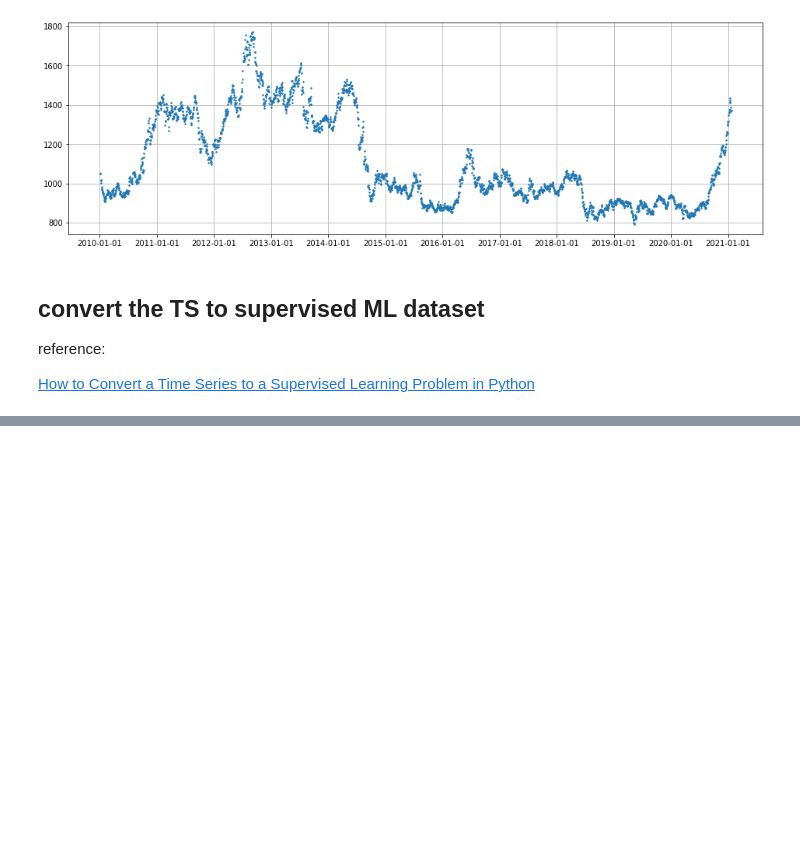
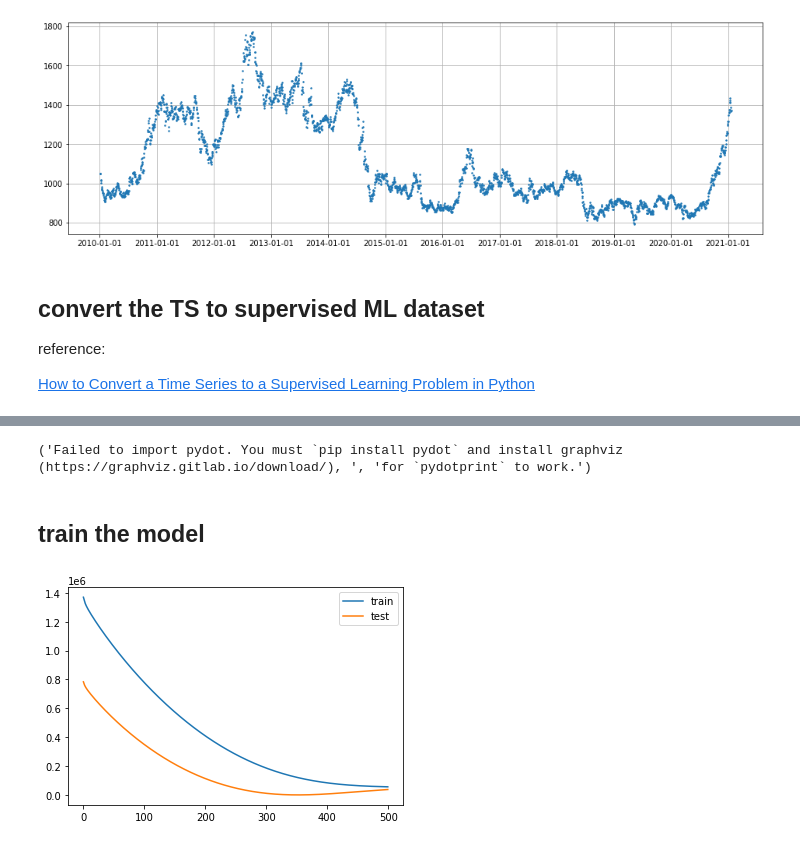
Before and after one commit to Ewen2015/DataScienceNotes, a Jupyter notebook: soybean/cbot/modelUnivrtLSTM.ipynb, the cells around one changed output, grey strips where cells are left out. Cells and saved outputs as stored; diff of their text form; code cells hidden in the pictures; blank space fills up the shorter version.

```diff
--- a/soybean/cbot/modelUnivrtLSTM.ipynb
+++ b/soybean/cbot/modelUnivrtLSTM.ipynb
@@ -70,0 +145,4 @@ reference:
+# %%
+# split into input and outputs
+train_X, train_y = train.iloc[:, :-1], train.iloc[:, -1]
+test_X, test_y = test.iloc[:, :-1], test.iloc[:, -1]
@@ -70,0 +151,6 @@ reference:
+# %%
+# reshape input to be 3D [samples, timesteps, features]
+train_X = train_X.values.reshape((train_X.shape[0], N_OUT, train_X.shape[1]))
+test_X = test_X.values.reshape((test_X.shape[0], N_OUT, test_X.shape[1]))
+
+print(train_X.shape, train_y.shape, test_X.shape, test_y.shape)
@@ -70,0 +165,17 @@ reference:
+# %%
+# design network
+
+EPOCHS = 500
+BATCH_SIZE = 77
+TRAIN_SPLIT = 0.87
+LOSS_FUNCTION = 'mse' # 'mse': Mean Square Error, 'mae': Mean Absolute Error, 'binary_crossentropy'
+LEARNING_RATE = 0.001 #0.001
+NEURONS = 128
+
+model = tf.keras.models.Sequential()
+model.add(tf.keras.layers.LSTM(NEURONS, input_shape=(train_X.shape[1], train_X.shape[2]), return_sequences=True, name='lstm1'))
+model.add(tf.keras.layers.LSTM(NEURONS, name='lstm2'))
+model.add(tf.keras.layers.Dense(1, activation='relu', name='output'))
+optimizer = tf.keras.optimizers.Adam(lr=LEARNING_RATE)
+model.compile(loss=LOSS_FUNCTION, optimizer=optimizer)
+model.summary()
@@ -70,0 +197,24 @@ reference:
+# %%
+tf.keras.utils.plot_model(model, to_file='model_plot.png', show_shapes=True, show_layer_names=True)
+# %% [output]
+('Failed to import pydot. You must `pip install pydot` and install graphviz (https://graphviz.gitlab.io/download/), ', 'for `pydotprint` to work.')
+# %% [markdown]
+## train the model
+# %%
+# fit network
+history = model.fit(
+    train_X,
+    train_y,
+    epochs=EPOCHS,
+    batch_size=BATCH_SIZE,
+    validation_split=0.1,
+    verbose=1,
+    shuffle=False)
+# %%
+# plot history
+plt.plot(history.history['loss'], label='train')
+plt.plot(history.history['val_loss'], label='test')
+plt.legend()
+plt.show()
+# %% [output]
+[figure, added]
```
Also changed, not shown: parts of 23 cells of this notebook.
